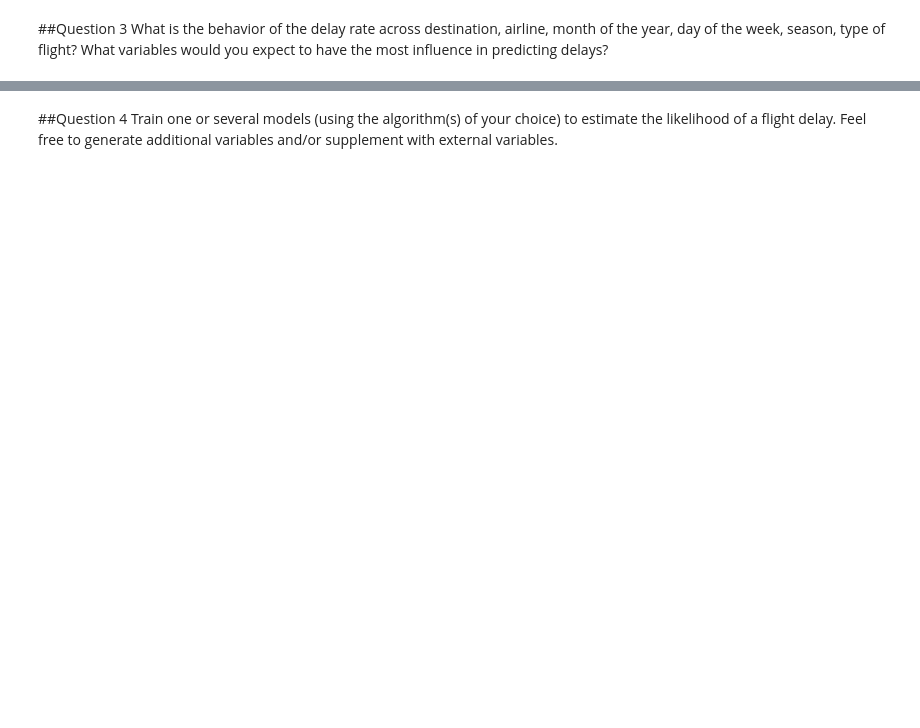
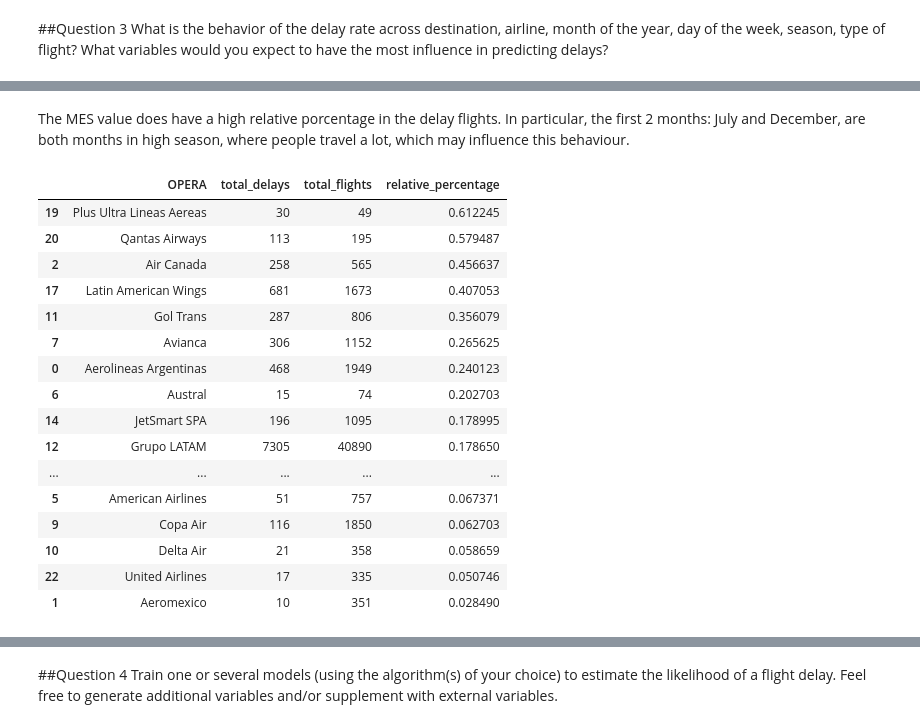
Before and after one commit to jmetchebarne/ds_latam, a Jupyter notebook: solution.ipynb, the cells around one changed output, grey strips where cells are left out. Saved outputs shown, nothing was run; the diff lists cells and outputs as text; code cells hidden in the pictures; blank space fills up the shorter version.

```diff
--- a/solution.ipynb
+++ b/solution.ipynb
@@ -355,0 +371,10 @@ Name: Fecha-I, Length: 68203, dtype: object
+# %%
+def delay_percentage(df, col):
+  """
+  Compares de delay_15 column to another column
+  """
+  temp_df = df.groupby(col)['delay_15'].agg({np.sum, len}).reset_index()
+  temp_df['delay_percentage'] = temp_df['sum']/temp_df['len']
+  temp_df.columns = [col, 'total_delays', 'total_flights', 'relative_percentage']
+  temp_df = temp_df[[col, 'total_delays', 'total_flights', 'relative_percentage']].sort_values('relative_percentage', ascending=False)
+  return temp_df
@@ -355,0 +414,23 @@ Name: Fecha-I, Length: 68203, dtype: object
+# %% [markdown]
+The MES value does have a high relative porcentage in the delay flights. In particular, the first 2 months: July and December, are both months in high season, where people travel a lot, which may influence this behaviour.
+# %%
+opera_delay = delay_percentage(df,'OPERA')
+opera_delay
+# %% [output]
+|  | OPERA | total_delays | total_flights | relative_percentage |
+| 19 | Plus Ultra Lineas Aereas | 30 | 49 | 0.612245 |
+| 20 | Qantas Airways | 113 | 195 | 0.579487 |
+| 2 | Air Canada | 258 | 565 | 0.456637 |
+| 17 | Latin American Wings | 681 | 1673 | 0.407053 |
+| 11 | Gol Trans | 287 | 806 | 0.356079 |
+| 7 | Avianca | 306 | 1152 | 0.265625 |
+| 0 | Aerolineas Argentinas | 468 | 1949 | 0.240123 |
+| 6 | Austral | 15 | 74 | 0.202703 |
+| 14 | JetSmart SPA | 196 | 1095 | 0.178995 |
+| 12 | Grupo LATAM | 7305 | 40890 | 0.178650 |
+| ... | ... | ... | ... | ... |
+| 5 | American Airlines | 51 | 757 | 0.067371 |
+| 9 | Copa Air | 116 | 1850 | 0.062703 |
+| 10 | Delta Air | 21 | 358 | 0.058659 |
+| 22 | United Airlines | 17 | 335 | 0.050746 |
+| 1 | Aeromexico | 10 | 351 | 0.028490 |
```
Also changed, not shown: parts of 42 cells of this notebook.
